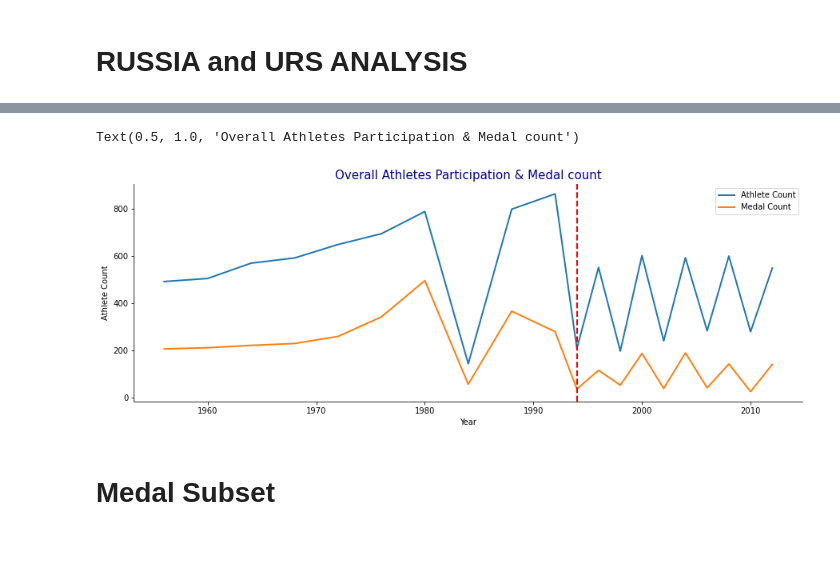
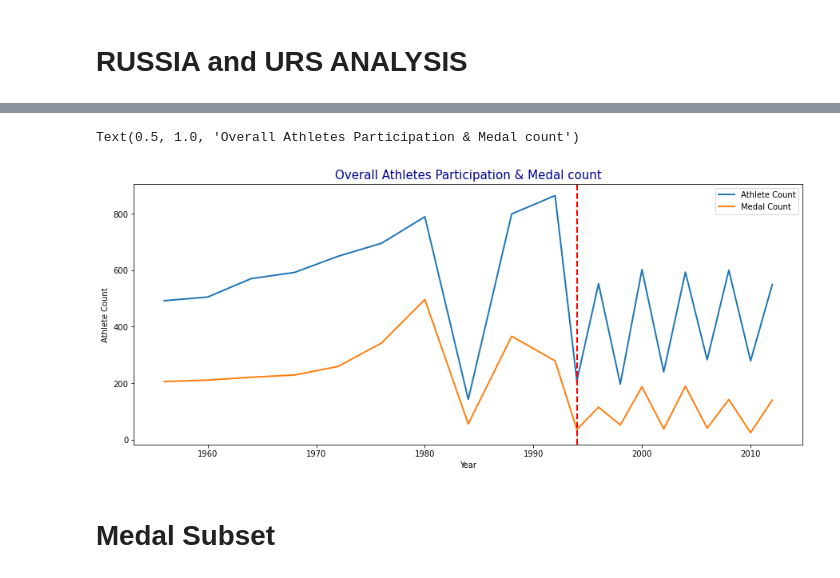
Before and after one commit to ratikachauhan/dathletes-project-1, a Jupyter notebook: ratika_analysis/Olympic Games Analysis - Ratika Complete Analysis .ipynb, the cells around one changed output, grey strips where cells are left out. Drawn from its saved outputs; the diff is of its cells as text; code cells hidden in the pictures; blank space fills up the shorter version.

```diff
--- a/ratika_analysis/Olympic Games Analysis - Ratika Complete Analysis .ipynb
+++ b/ratika_analysis/Olympic Games Analysis - Ratika Complete Analysis .ipynb
@@ -98,10 +98,11 @@ other_counties_list= ['ARM','MDA','EST','LAT','LTU','GEO','AZE','TJK','KGZ','BLR
 # %%
+#Includes Soviet Union, Russia and other countries part of former USSR -*Added Later
+complete_subset_df =olympics_dataset[olympics_dataset['NOC'].isin(complete_noc_list)
+                    & (olympics_dataset['Year'] >= 1956) & (olympics_dataset['Year'] <= 2012)]
+
 # Complete Dataset for Russia and Soviet Union [1956, 2012]
-subset_df = olympics_dataset.loc[((olympics_dataset['NOC'] == 'URS')|(olympics_dataset['NOC'] == 'RUS')| (olympics_dataset['NOC'] == 'EUN'))
-                                 & (olympics_dataset['Year'] >= 1956) & (olympics_dataset['Year'] <= 2012)]
-
-#Includes Soviet Union, Russia and other countries part of former USSR
-complete_subset_df =olympics_dataset[olympics_dataset['NOC'].isin(complete_noc_list) & (olympics_dataset['Year'] >= 1956) & (olympics_dataset['Year'] <= 2012)]
+subset_df = complete_subset_df.loc[((olympics_dataset['NOC'] == 'URS')|(olympics_dataset['NOC'] == 'RUS')| (olympics_dataset['NOC'] == 'EUN'))
+            & (olympics_dataset['Year'] >= 1956) & (olympics_dataset['Year'] <= 2012)]
 
 #USSR Dataset [1956 - 1992]
 ussr_df = complete_subset_df.loc[((complete_subset_df['NOC'] == 'URS' )|(complete_subset_df['NOC'] == 'EUN'))]
@@ -224,15 +238,15 @@ summary_subset_df.reset_index()
 # %%
-plt.figure(figsize=(15, 5))
+plt.figure(figsize=(15, 6))
 #fig, ax = plt.subplots()
 sb.lineplot(data=summary_subset_df, x="Year", y="Athlete Count",linewidth = 2)
 sb.lineplot(data=summary_subset_df, x="Year", y="Medal Count",linewidth = 2)
 plt.axvline(x=1994, linewidth=2, color='r', ls='--')
 plt.legend(["Athlete Count", 'Medal Count'])
-sb.despine(right=True)
+#sb.despine(right=True)
 plt.title('Overall Athletes Participation & Medal count', fontsize=15, color='darkblue')
 # %% [output]
 Text(0.5, 1.0, 'Overall Athletes Participation & Medal count')
-[figure, old version]
+[figure, new version]
 # %% [markdown]
 # Medal Subset
 # %%
```
Also changed, not shown: parts of 9 cells of this notebook, 1 other file.
